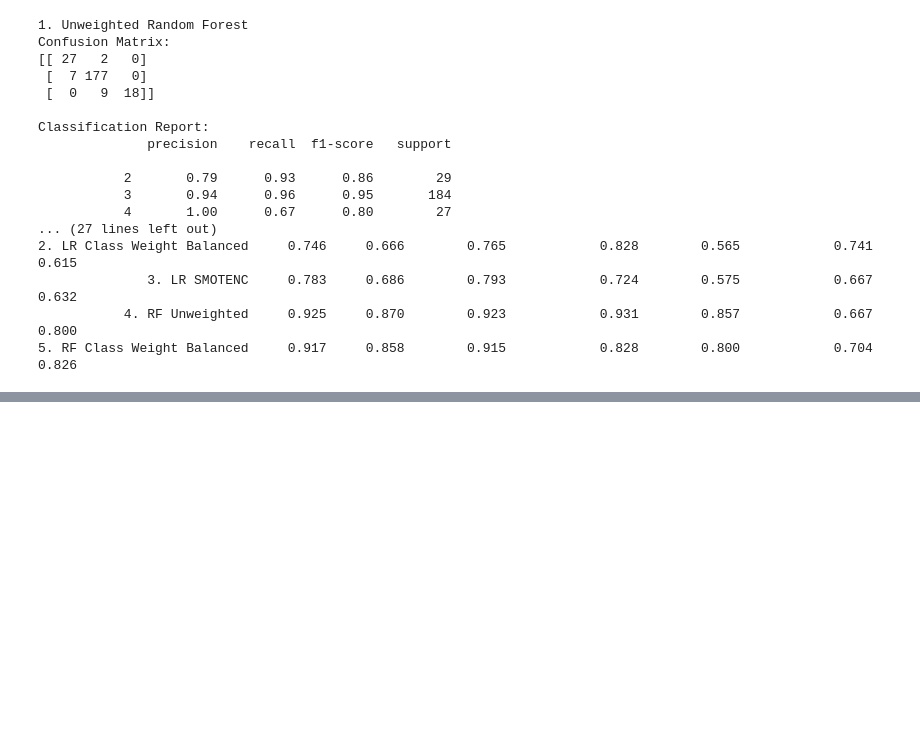
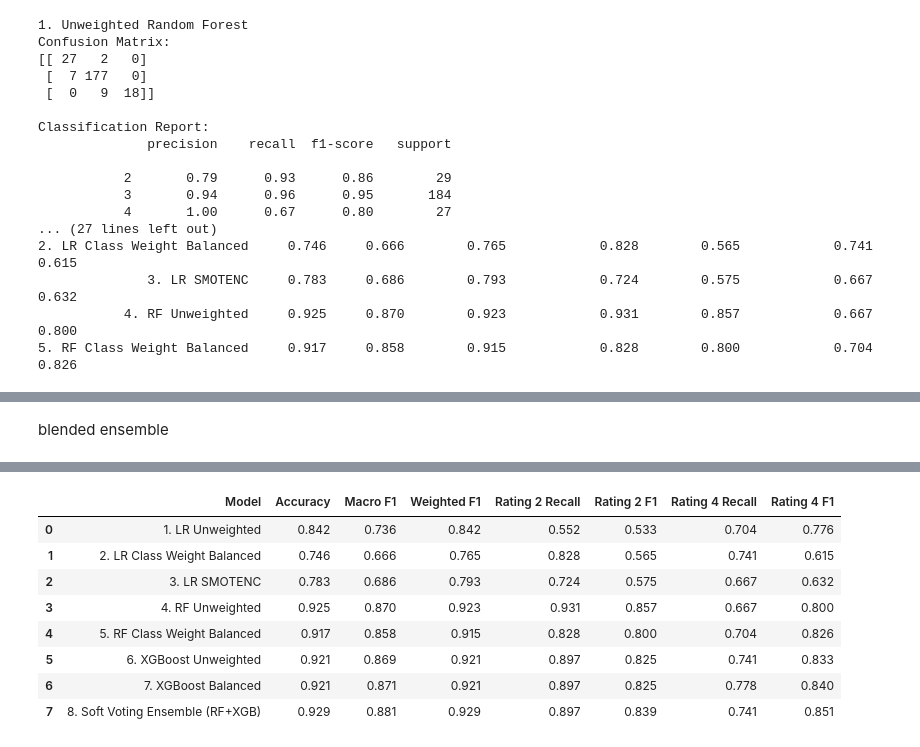
Before and after one commit to GiannaSal/employee_performance, a Jupyter notebook: src/data_processing/data_exploratory_analysis.ipynb, the cells around one changed output, grey strips where cells are left out. Drawn from its saved outputs; the diff is of its cells as text; code cells hidden in the pictures; blank space fills up the shorter version.

```diff
--- a/src/data_processing/data_exploratory_analysis.ipynb
+++ b/src/data_processing/data_exploratory_analysis.ipynb
@@ -1543,0 +1711,62 @@ Classification Report:
+# %% [markdown]
+blended ensemble
+# %%
+import numpy as np
+from sklearn.ensemble import RandomForestClassifier
+from xgboost import XGBClassifier
+from sklearn.metrics import classification_report, confusion_matrix, accuracy_score, f1_score, recall_score
+import pandas as pd
+
+# 1. Train Random Forest on original [2, 3, 4] target
+rf_model = RandomForestClassifier(n_estimators=200, random_state=42)
+rf_model.fit(x_train, y_train)
+probs_rf = rf_model.predict_proba(x_test)
+
+# 2. Train XGBoost on shifted [0, 1, 2] target
+y_train_xgb = y_train - 2
+xgb_model = XGBClassifier(
+    n_estimators=200,
+    learning_rate=0.05,
+    max_depth=4,
+    random_state=42,
+    eval_metric="mlogloss"
+)
+xgb_model.fit(x_train, y_train_xgb)
+probs_xgb = xgb_model.predict_proba(x_test)
+
+# 3. Soft Voting / Probability Blending (e.g., 50% RF + 50% XGBoost)
+# You can adjust weights like 0.6 for RF and 0.4 for XGBoost if you want to favor Rating 2 performance
+w_rf, w_xgb = 0.5, 0.5
+blended_probs = (w_rf * probs_rf) + (w_xgb * probs_xgb)
+
+# Convert probabilities back to final class labels [2, 3, 4]
+y_pred_ensemble = np.argmax(blended_probs, axis=1) + 2
+
+# 4. Evaluate the Ensemble
+print("=== Soft Voting Ensemble (RF + XGBoost) ===")
+print("Confusion Matrix:")
+print(confusion_matrix(y_test, y_pred_ensemble))
+print("\nClassification Report:")
+print(classification_report(y_test, y_pred_ensemble))
+
+# 5. Add to your Master Summary Table
+recalls = recall_score(y_test, y_pred_ensemble, average=None, labels=[2, 3, 4])
+f1s = f1_score(y_test, y_pred_ensemble, average=None, labels=[2, 3, 4])
+
+ensemble_row = {
+    "Model": "8. Soft Voting Ensemble (RF+XGB)",
+    "Accuracy": round(accuracy_score(y_test, y_pred_ensemble), 3),
+    "Macro F1": round(f1_score(y_test, y_pred_ensemble, average="macro"), 3),
+    "Weighted F1": round(f1_score(y_test, y_pred_ensemble, average="weighted"), 3),
+    "Rating 2 Recall": round(recalls[0], 3),
+    "Rating 2 F1": round(f1s[0], 3),
+    "Rating 4 Recall": round(recalls[2], 3),
+    "Rating 4 F1": round(f1s[2], 3)
+}
+
+# Append to master dataframe if it exists, and print
+master_df = pd.concat([master_df, pd.DataFrame([ensemble_row])], ignore_index=True)
+pd.set_option("display.max_columns", None)
+pd.set_option("display.width", 1000)
+display(master_df)
+# %% [output]
@@ -1543,0 +1789,9 @@ Classification Report:
+|  | Model | Accuracy | Macro F1 | Weighted F1 | Rating 2 Recall | Rating 2 F1 | Rating 4 Recall | Rating 4 F1 |
+| 0 | 1. LR Unweighted | 0.842 | 0.736 | 0.842 | 0.552 | 0.533 | 0.704 | 0.776 |
+| 1 | 2. LR Class Weight Balanced | 0.746 | 0.666 | 0.765 | 0.828 | 0.565 | 0.741 | 0.615 |
+| 2 | 3. LR SMOTENC | 0.783 | 0.686 | 0.793 | 0.724 | 0.575 | 0.667 | 0.632 |
+| 3 | 4. RF Unweighted | 0.925 | 0.870 | 0.923 | 0.931 | 0.857 | 0.667 | 0.800 |
+| 4 | 5. RF Class Weight Balanced | 0.917 | 0.858 | 0.915 | 0.828 | 0.800 | 0.704 | 0.826 |
+| 5 | 6. XGBoost Unweighted | 0.921 | 0.869 | 0.921 | 0.897 | 0.825 | 0.741 | 0.833 |
+| 6 | 7. XGBoost Balanced | 0.921 | 0.871 | 0.921 | 0.897 | 0.825 | 0.778 | 0.840 |
+| 7 | 8. Soft Voting Ensemble (RF+XGB) | 0.929 | 0.881 | 0.929 | 0.897 | 0.839 | 0.741 | 0.851 |
```
Also changed, not shown: parts of 11 cells of this notebook.
